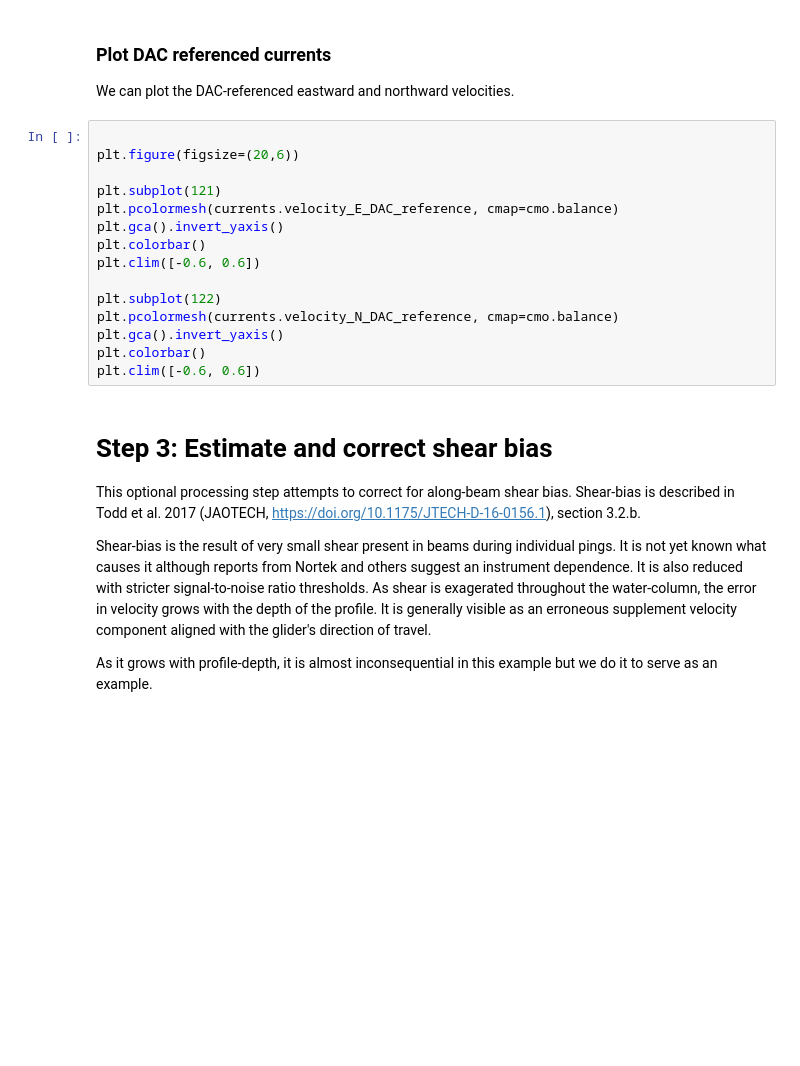
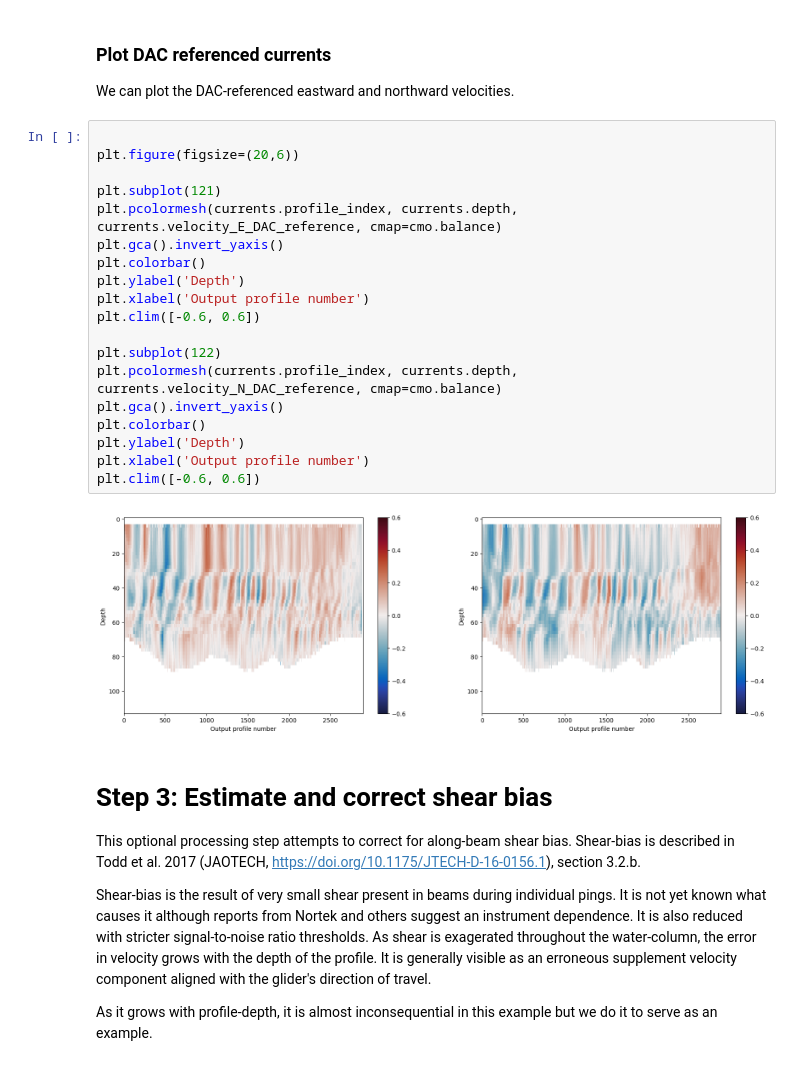
Before and after one commit to bastienqueste/gliderad2cp, a Jupyter notebook: example_processing.ipynb, the cells around one changed output. Drawn from its saved outputs; the diff is of its cells as text; blank space fills up the shorter version.

```diff
--- a/example_processing.ipynb
+++ b/example_processing.ipynb
@@ -134,18 +189,24 @@ We can plot the DAC-referenced eastward and northward velocities.
 # %%
 
 plt.figure(figsize=(20,6))
 
 plt.subplot(121)
-plt.pcolormesh(currents.velocity_E_DAC_reference, cmap=cmo.balance)
+plt.pcolormesh(currents.profile_index, currents.depth, currents.velocity_E_DAC_reference, cmap=cmo.balance)
 plt.gca().invert_yaxis()
 plt.colorbar()
+plt.ylabel('Depth')
+plt.xlabel('Output profile number')
 plt.clim([-0.6, 0.6])
 
 plt.subplot(122)
-plt.pcolormesh(currents.velocity_N_DAC_reference, cmap=cmo.balance)
+plt.pcolormesh(currents.profile_index, currents.depth, currents.velocity_N_DAC_reference, cmap=cmo.balance)
 plt.gca().invert_yaxis()
 plt.colorbar()
+plt.ylabel('Depth')
+plt.xlabel('Output profile number')
 plt.clim([-0.6, 0.6])
+# %% [output]
+[figure, added]
 # %% [markdown]
 # Step 3: Estimate and correct shear bias
 
```
Also changed, not shown: parts of 7 cells of this notebook, 3 other files.
